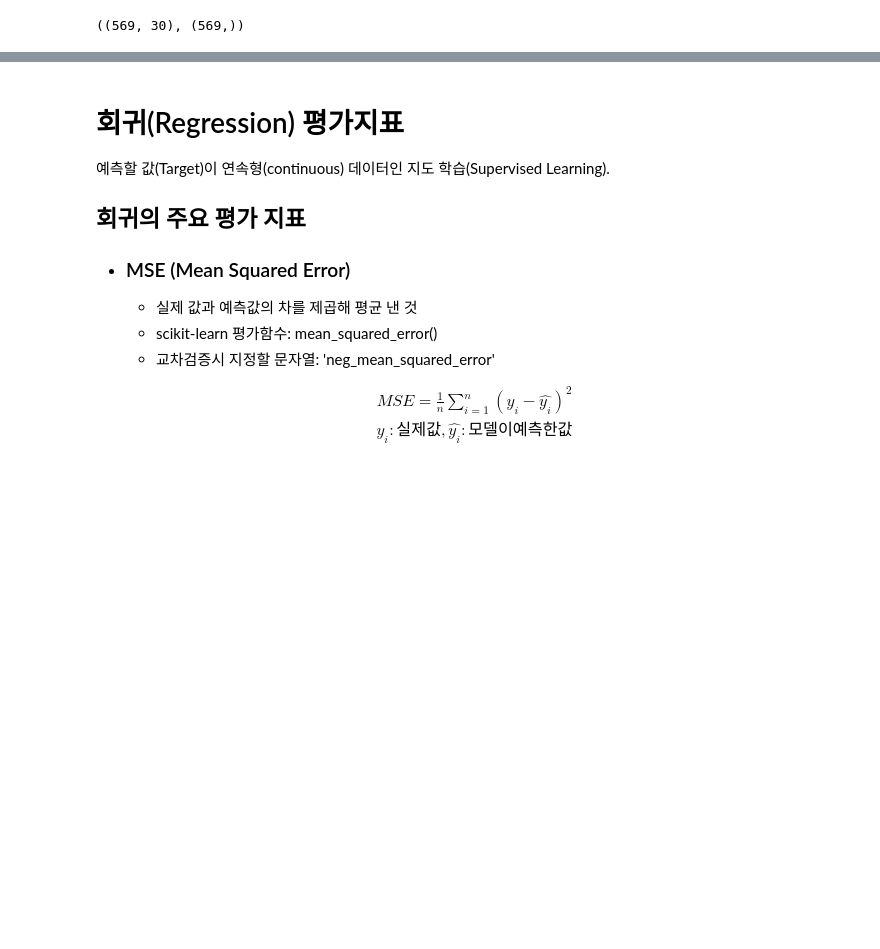
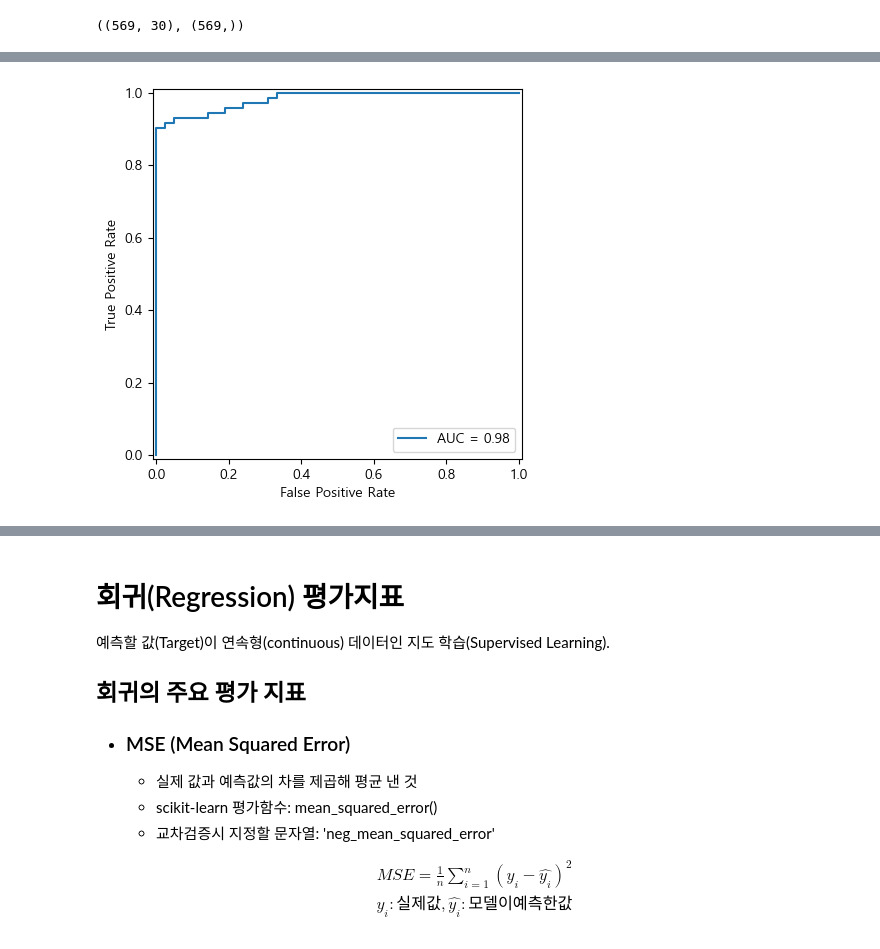
Before and after one commit to silentkit12/SKN21, a Jupyter notebook: 06_machine_learning/05_평가지표.ipynb, the cells around one changed output, grey strips where cells are left out. Saved outputs shown, nothing was run; the diff lists cells and outputs as text; code cells hidden in the pictures; blank space fills up the shorter version.

```diff
--- a/06_machine_learning/05_평가지표.ipynb
+++ b/06_machine_learning/05_평가지표.ipynb
@@ -997,0 +1084,6 @@ X_train.shape, X_test.shape
+# %%
+fpr, recall, t = roc_curve(y_test, pred_test_proba)
+disp_roc = RocCurveDisplay(fpr= fpr, tpr = recall, roc_auc =roc_auc)
+disp_roc.plot();
+# %% [output]
+[figure, added]
```
Also changed, not shown: parts of 21 cells of this notebook, 1 other file.
